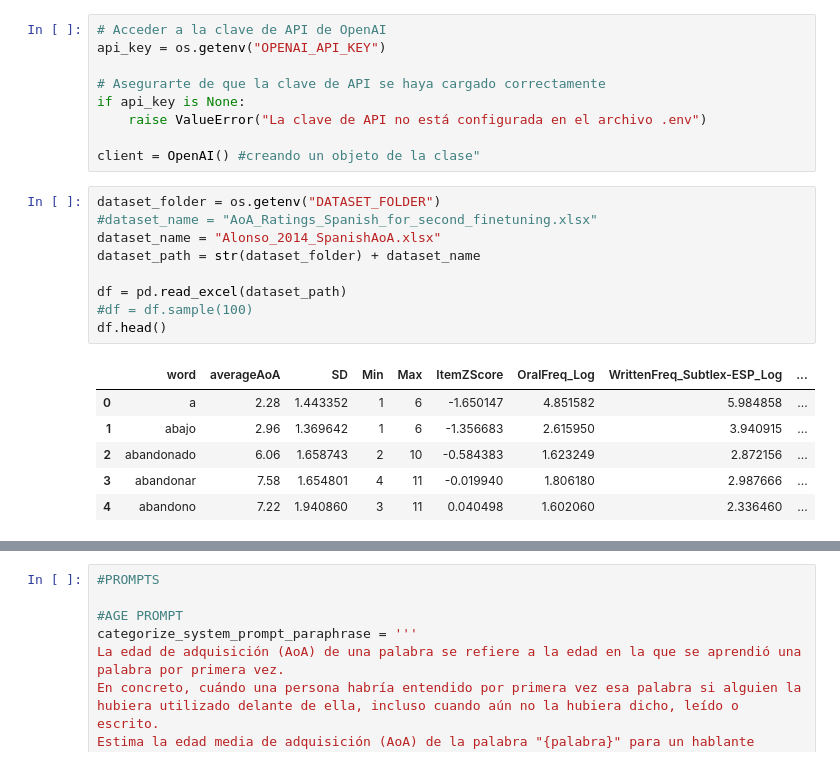
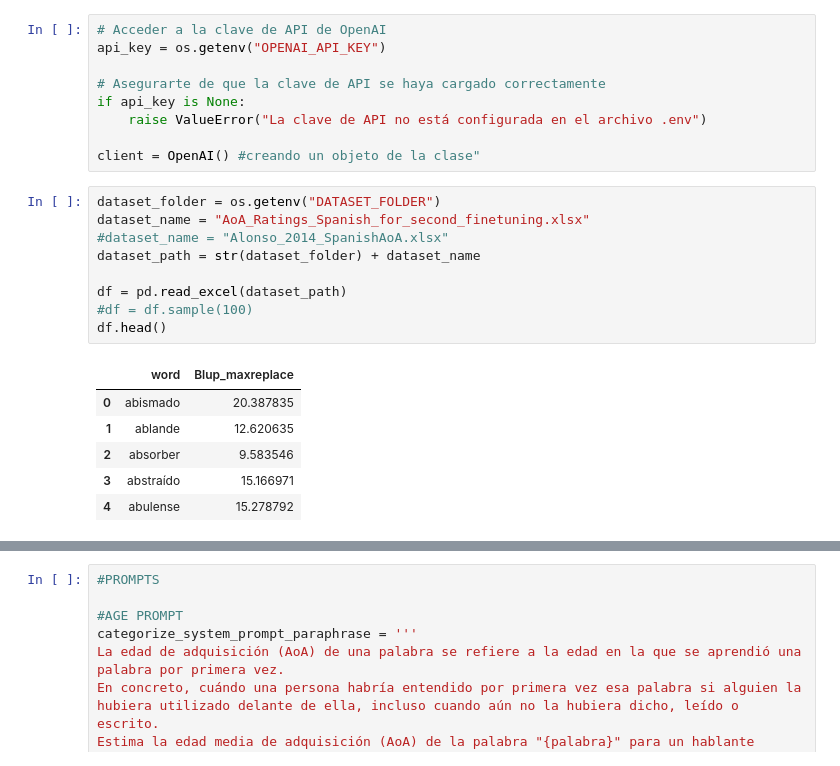
Before and after one commit to EnekoSendin/GING2025, a Jupyter notebook: age_estimate_v06.ipynb, the cells around one changed output, grey strips where cells are left out. Cells and saved outputs as stored; diff of their text form.

Commit message:
new models for second finetuning

```diff
--- a/age_estimate_v06.ipynb
+++ b/age_estimate_v06.ipynb
@@ -19,20 +19,20 @@ if api_key is None:
 client = OpenAI() #creando un objeto de la clase"
 # %%
 dataset_folder = os.getenv("DATASET_FOLDER")
-#dataset_name = "AoA_Ratings_Spanish_for_second_finetuning.xlsx"
-dataset_name = "Alonso_2014_SpanishAoA.xlsx"
+dataset_name = "AoA_Ratings_Spanish_for_second_finetuning.xlsx"
+#dataset_name = "Alonso_2014_SpanishAoA.xlsx"
 dataset_path = str(dataset_folder) + dataset_name
 
 df = pd.read_excel(dataset_path)
 #df = df.sample(100)
 df.head()
 # %% [output]
-|  | word | averageAoA | SD | Min | Max | ItemZScore | OralFreq_Log | WrittenFreq_Subtlex-ESP_Log | ... |
-| 0 | a | 2.28 | 1.443352 | 1 | 6 | -1.650147 | 4.851582 | 5.984858 | ... |
-| 1 | abajo | 2.96 | 1.369642 | 1 | 6 | -1.356683 | 2.615950 | 3.940915 | ... |
-| 2 | abandonado | 6.06 | 1.658743 | 2 | 10 | -0.584383 | 1.623249 | 2.872156 | ... |
-| 3 | abandonar | 7.58 | 1.654801 | 4 | 11 | -0.019940 | 1.806180 | 2.987666 | ... |
-| 4 | abandono | 7.22 | 1.940860 | 3 | 11 | 0.040498 | 1.602060 | 2.336460 | ... |
+|  | word | Blup_maxreplace |
+| 0 | abismado | 20.387835 |
+| 1 | ablande | 12.620635 |
+| 2 | absorber | 9.583546 |
+| 3 | abstraído | 15.166971 |
+| 4 | abulense | 15.278792 |
 # %%
 #FUNCTION DECLARATION
 
```
Also changed, not shown: parts of 8 cells of this notebook, 1 other file.
